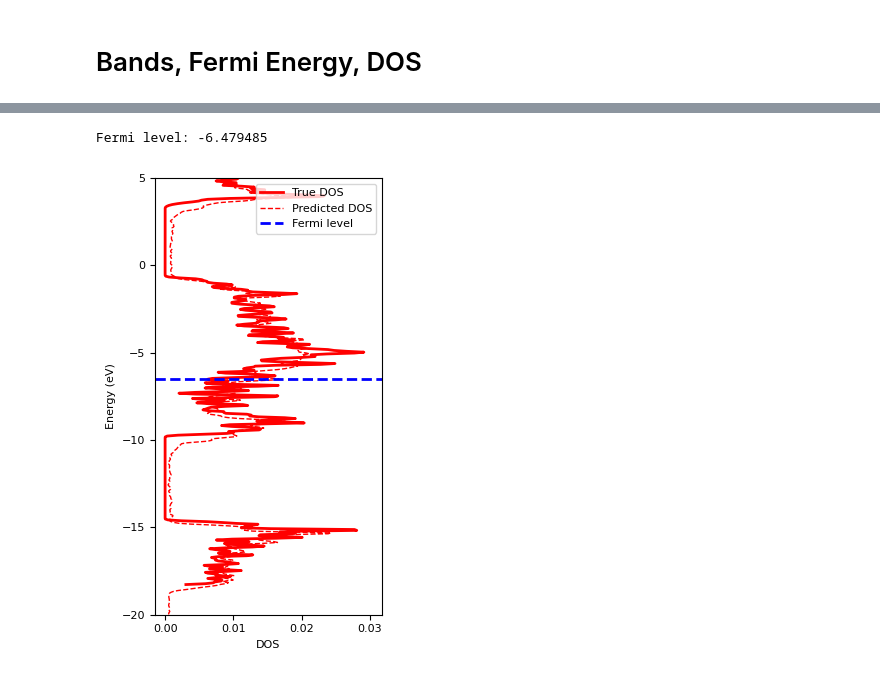
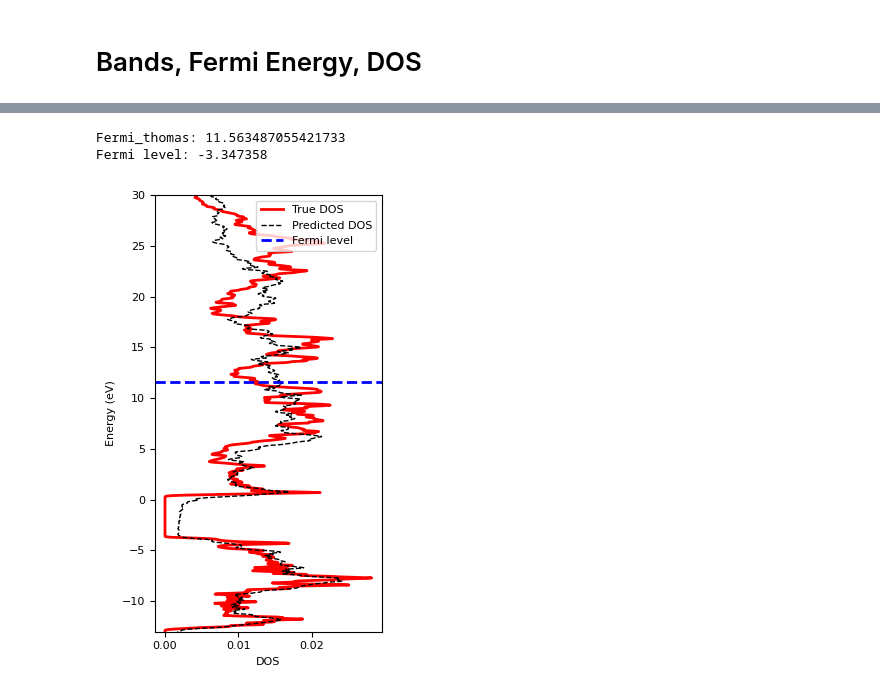
Before and after one commit to alapena/graph2mat4abn, a Jupyter notebook: notebooks/plot_hamiltonian_bands_dos.ipynb, the cells around one changed output, grey strips where cells are left out. Drawn from its saved outputs; the diff is of its cells as text; code cells hidden in the pictures.

```diff
--- a/notebooks/plot_hamiltonian_bands_dos.ipynb
+++ b/notebooks/plot_hamiltonian_bands_dos.ipynb
@@ -28,7 +37,4 @@ import sisl
 # %%
-# The current model:
-model_dir = Path("results/h_noc_2")
-filename = "train_best_model.tar"
 config = load_config(model_dir / "config.yaml")
 
 # Basis generation (needed to initialize the model)
@@ -107,6 +256,24 @@ with torch.no_grad():
 # %% [output]
 Keeping all the dataset in memory.
 'data.DataLoader' is deprecated, use 'loader.DataLoader' instead
+# %%
+file = sisl.get_sile(path / "aiida.fdf")
+fig = file.plot.geometry(axes="xyz")
+# filepath = savedir_struct / f"{n_atoms}atm_{structure}.png"
+# fig.write_image(str(filepath))
+fig.update_layout(
+    autosize=False,
+    width=800,
+    height=800,
+    showlegend=False,
+)
+fig.show()
+
+filename = f"{split}_{n_atoms}atm_{structure}_structure.png"
+dir = Path("exports") / model_dir.parts[-1]
+filepath = dir/ filename
+dir.mkdir(exist_ok=True, parents=True)
+fig.write_image(filepath)
 # %%
 # Plot hamiltonian
 
@@ -256,5 +427,9 @@ invalid value encountered in divide
 
 fig = plot_hamiltonian_matplotlib(true_matrix=h_true.todense(), predicted_matrix=h_pred.todense(), matrix_label="Hamiltonian", only_first_uc=True)
 fig.show()
+
+filename = f"{split}_{n_atoms}atm_{structure}_ham_little.png"
+filepath = Path("exports") / model_dir.parts[-1] / filename
+fig.savefig(str(filepath), dpi=150, bbox_inches="tight")
 # %% [output]
 divide by zero encountered in divide
@@ -392,7 +653,7 @@ def plot_dos_matplotlib(
     # Predicted dos
     if predicted_dos is not None:
         predicted_dos = np.asarray(predicted_dos)
-        ax.plot(predicted_dos, predicted_energies, color="red", lw=1, ls="--", label="Predicted DOS")
+        ax.plot(predicted_dos, predicted_energies, color="black", lw=1, ls="--", label="Predicted DOS")
 
     # Optional Fermi level
     if fermi_lvl is not None:
@@ -410,35 +671,44 @@ def plot_dos_matplotlib(
     if legend_loc is None:
         legend_loc = "best"
     ax.legend(loc=legend_loc)
     fig.tight_layout()
 
     if filepath:
         fig.savefig(str(filepath), dpi=150, bbox_inches="tight")
 
     return fig, ax
 
 # DOS
 
 # True
-filename = struct + "_dos_mesh17_true.npz"
+filename = split + "_" + struct + "_dos_mesh30_true.npz"
 filename = directory / filename
 loaded_file = np.load(filename)
 
 energies = loaded_file["energies"]
 dos_true = loaded_file["dos"]
 
+fermi_lvl_thomas = FindFermi2(energies, dos_true, 13, 8,ShowPlot=False)
+print("Fermi_thomas:", fermi_lvl_thomas)
+
 # Pred
-filename = struct + "_dos_mesh17_pred.npz"
+filename = split + "_" + struct + "_dos_mesh30_pred.npz"
 filename = directory / filename
 loaded_file = np.load(filename)
 
 energies_pred = loaded_file["energies"]
 dos_pred = loaded_file["dos"]
 
 fermi_lvl=read_fermi_level(path / "aiida.out")
 print("Fermi level:", fermi_lvl)
 
-fig_bands = plot_dos_matplotlib(energies, dos_true, predicted_energies=energies_pred, predicted_dos=dos_pred, filepath=None, ylim=ylim, fermi_lvl=fermi_lvl, legend_loc="upper right")
+# fig_bands = plot_dos_matplotlib(energies, dos_true, predicted_energies=None, predicted_dos=None, filepath=None, ylim=ylim, fermi_lvl=fermi_lvl, legend_loc="upper right")
+fig_dos, ax = plot_dos_matplotlib(energies, dos_true, predicted_energies=energies_pred, predicted_dos=dos_pred, filepath=None, ylim=ylim, fermi_lvl=fermi_lvl_thomas, legend_loc="upper right")
+
+filename = f"{split}_{n_atoms}atm_{structure}_dos.png"
+filepath = Path("exports") / model_dir.parts[-1] / filename
+fig_dos.savefig(str(filepath), dpi=150, bbox_inches="tight")
 # %% [output]
-Fermi level: -6.479485
+Fermi_thomas: 11.563487055421733
+Fermi level: -3.347358
-[figure, old version]
+[figure, new version]
```
Also changed, not shown: parts of 8 cells of this notebook, 2 other files.
